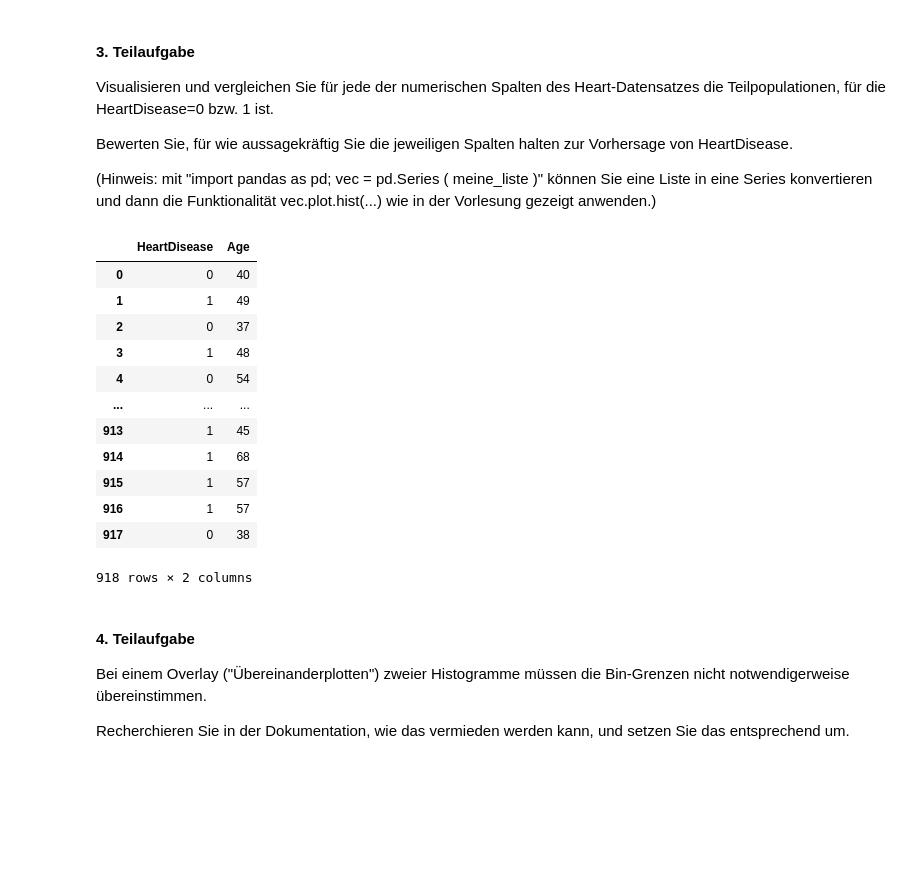
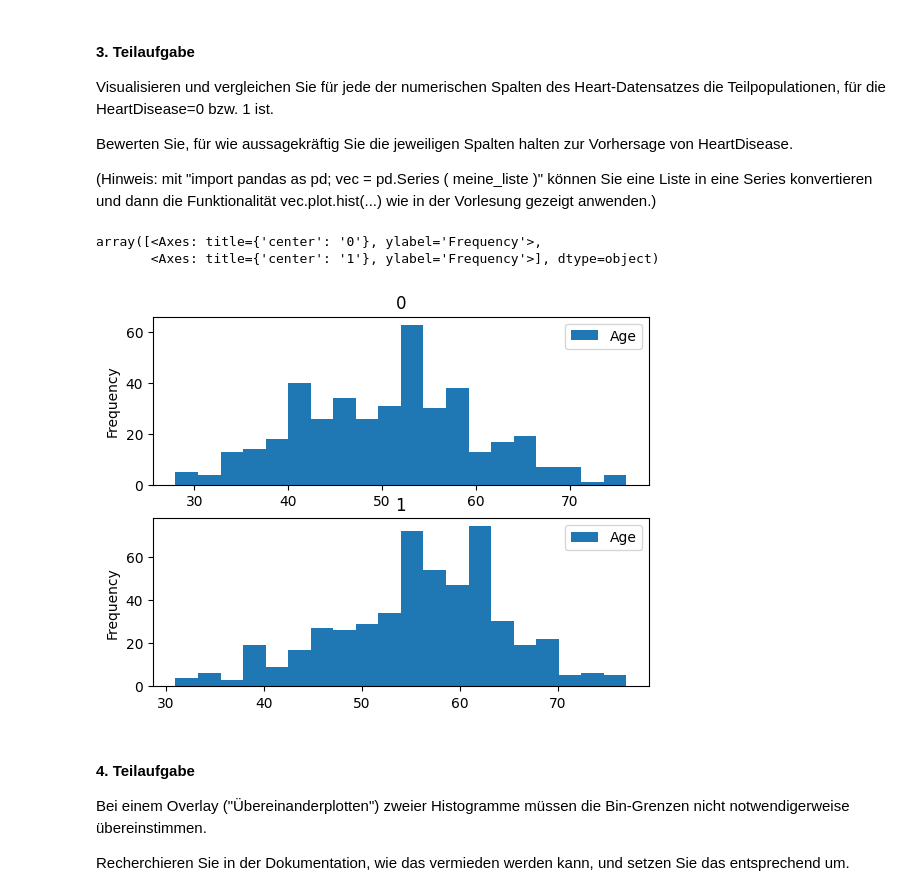
Before and after one commit to MartinElsaesser/data-science, a Jupyter notebook: exercises/exercise1/exercise1.ipynb, the cells around one changed output. Cells and saved outputs as stored; diff of their text form; code cells hidden in the pictures; blank space fills up the shorter version.

```diff
--- a/exercises/exercise1/exercise1.ipynb
+++ b/exercises/exercise1/exercise1.ipynb
@@ -67,21 +67,13 @@ Bewerten Sie, für wie aussagekräftig Sie die jeweiligen Spalten halten zur Vor
 # %%
 import pandas as pd
 df_heart = pd.read_csv('datasets/heart.csv')
-df_heart[["HeartDisease", "Age"]]
+
+vec = df_heart[["Age", "HeartDisease"]]
+vec.plot.hist(column=["Age"], by="HeartDisease", bins=20)
 # %% [output]
-|  | HeartDisease | Age |
-| 0 | 0 | 40 |
-| 1 | 1 | 49 |
-| 2 | 0 | 37 |
-| 3 | 1 | 48 |
-| 4 | 0 | 54 |
-| ... | ... | ... |
-| 913 | 1 | 45 |
-| 914 | 1 | 68 |
-| 915 | 1 | 57 |
-| 916 | 1 | 57 |
-| 917 | 0 | 38 |
-918 rows × 2 columns
+array([<Axes: title={'center': '0'}, ylabel='Frequency'>,
+       <Axes: title={'center': '1'}, ylabel='Frequency'>], dtype=object)
+[figure, added]
 # %% [markdown]
 #### 4. Teilaufgabe
 
```
